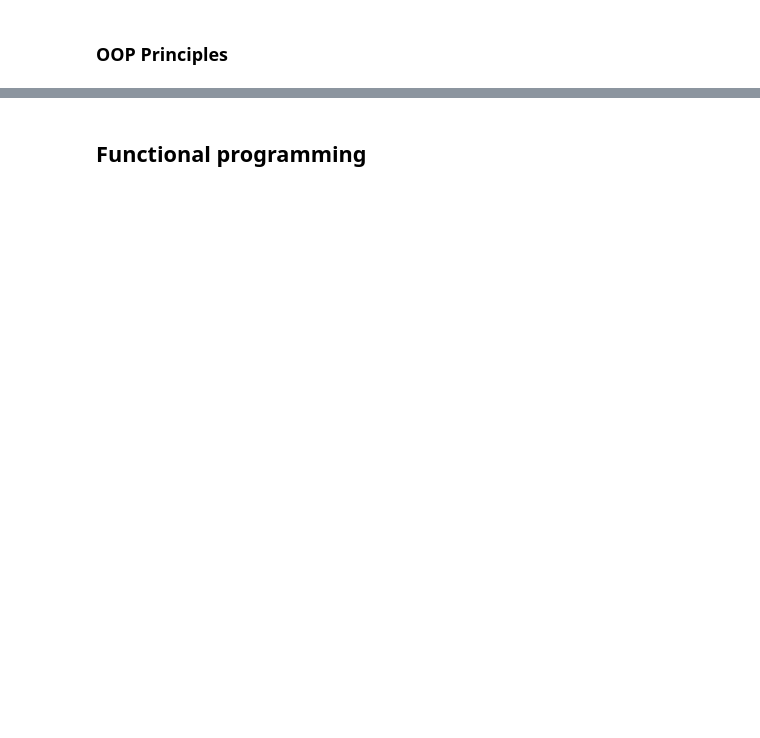
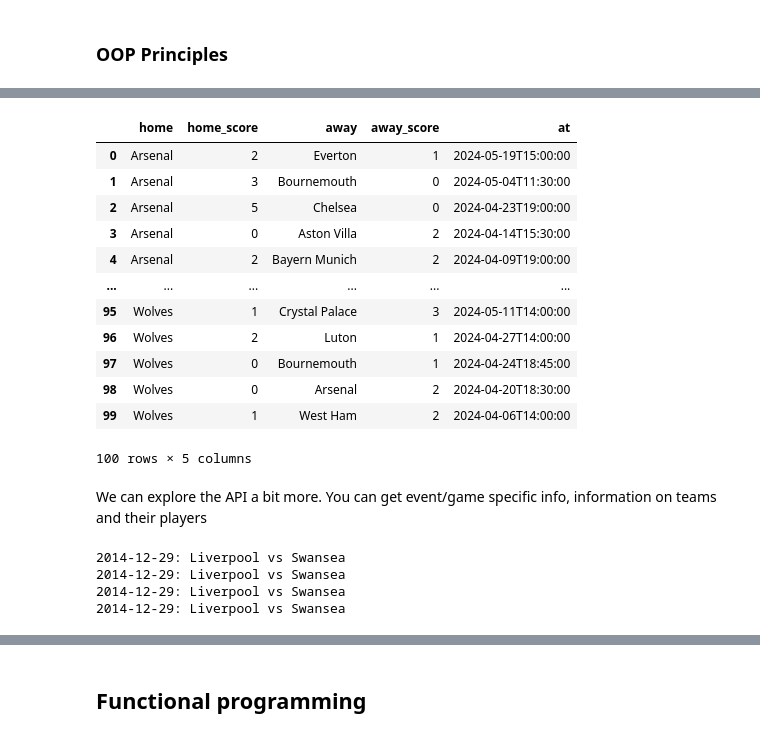
Before and after one commit to apandey306/SD4DS, a Jupyter notebook: 04_OOP_and_FP/chapter_04.ipynb, the cells around one changed output, grey strips where cells are left out. Saved outputs shown, nothing was run; the diff lists cells and outputs as text; code cells hidden in the pictures; blank space fills up the shorter version.

```diff
--- a/04_OOP_and_FP/chapter_04.ipynb
+++ b/04_OOP_and_FP/chapter_04.ipynb
@@ -146,0 +189,11 @@ india.fit_trendline()
+# %%
+import requests
+import urllib.parse
+def get_teams_in_league(league_name):
+    base_url = "https://www.thesportsdb.com/api/v1/json/3/search_all_teams.php"
+    query_string = "l=" + urllib.parse.quote(league_name.encode("utf8"))
+    request_url = base_url + '?' + query_string
+    response = requests.get(request_url)
+    teams_json = response.json()["teams"]
+    teams = [{"id": json["idTeam"], "name": json["strTeam"]} for json in teams_json]
+    return teams
@@ -146,0 +236,41 @@ india.fit_trendline()
+# %%
+import pandas as pd
+pd.DataFrame(get_last_5_games_for_league('English Premier League'))
+# %% [output]
+|  | home | home_score | away | away_score | at |
+| 0 | Arsenal | 2 | Everton | 1 | 2024-05-19T15:00:00 |
+| 1 | Arsenal | 3 | Bournemouth | 0 | 2024-05-04T11:30:00 |
+| 2 | Arsenal | 5 | Chelsea | 0 | 2024-04-23T19:00:00 |
+| 3 | Arsenal | 0 | Aston Villa | 2 | 2024-04-14T15:30:00 |
+| 4 | Arsenal | 2 | Bayern Munich | 2 | 2024-04-09T19:00:00 |
+| ... | ... | ... | ... | ... | ... |
+| 95 | Wolves | 1 | Crystal Palace | 3 | 2024-05-11T14:00:00 |
+| 96 | Wolves | 2 | Luton | 1 | 2024-04-27T14:00:00 |
+| 97 | Wolves | 0 | Bournemouth | 1 | 2024-04-24T18:45:00 |
+| 98 | Wolves | 0 | Arsenal | 2 | 2024-04-20T18:30:00 |
+| 99 | Wolves | 1 | West Ham | 2 | 2024-04-06T14:00:00 |
+100 rows × 5 columns
+# %% [markdown]
+We can explore the API a bit more. You can get event/game specific info, information on teams and their players
+# %%
+import requests
+
+def lookup_events(event_ids):
+    for event_id in event_ids:
+        api_call = requests.get(f"https://www.thesportsdb.com/api/v1/json/3/lookupevent.php?id={event_id}")
+        storage = api_call.json()
+        for event in storage["events"]:
+            date_event = event["dateEvent"]
+            home_team = event["strHomeTeam"]
+            away_team = event["strAwayTeam"]
+
+        print(f"{date_event}: {home_team} vs {away_team}")
+
+event_ids = [2052711, 2052712, 2052713, 2052714]
+
+lookup_events(event_ids)
+# %% [output]
+2014-12-29: Liverpool vs Swansea
+2014-12-29: Liverpool vs Swansea
+2014-12-29: Liverpool vs Swansea
+2014-12-29: Liverpool vs Swansea
```
Also changed, not shown: parts of 35 cells of this notebook, 3 other files.
